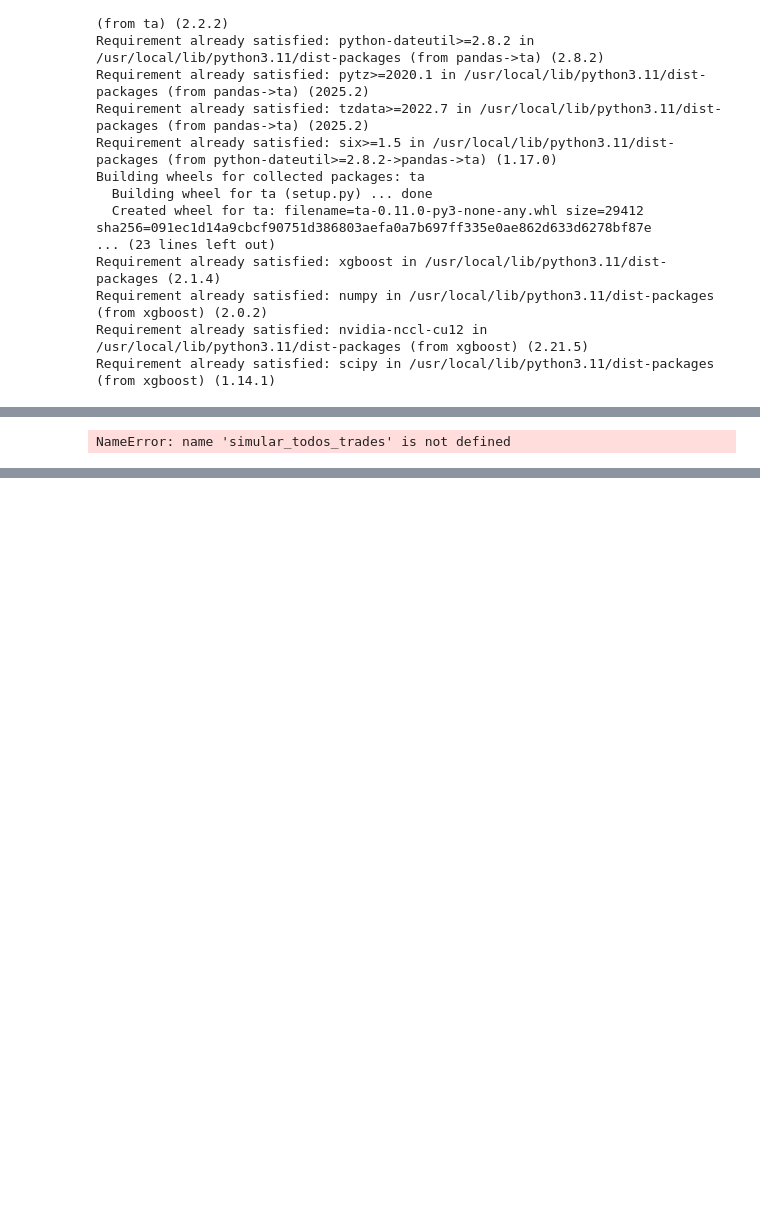
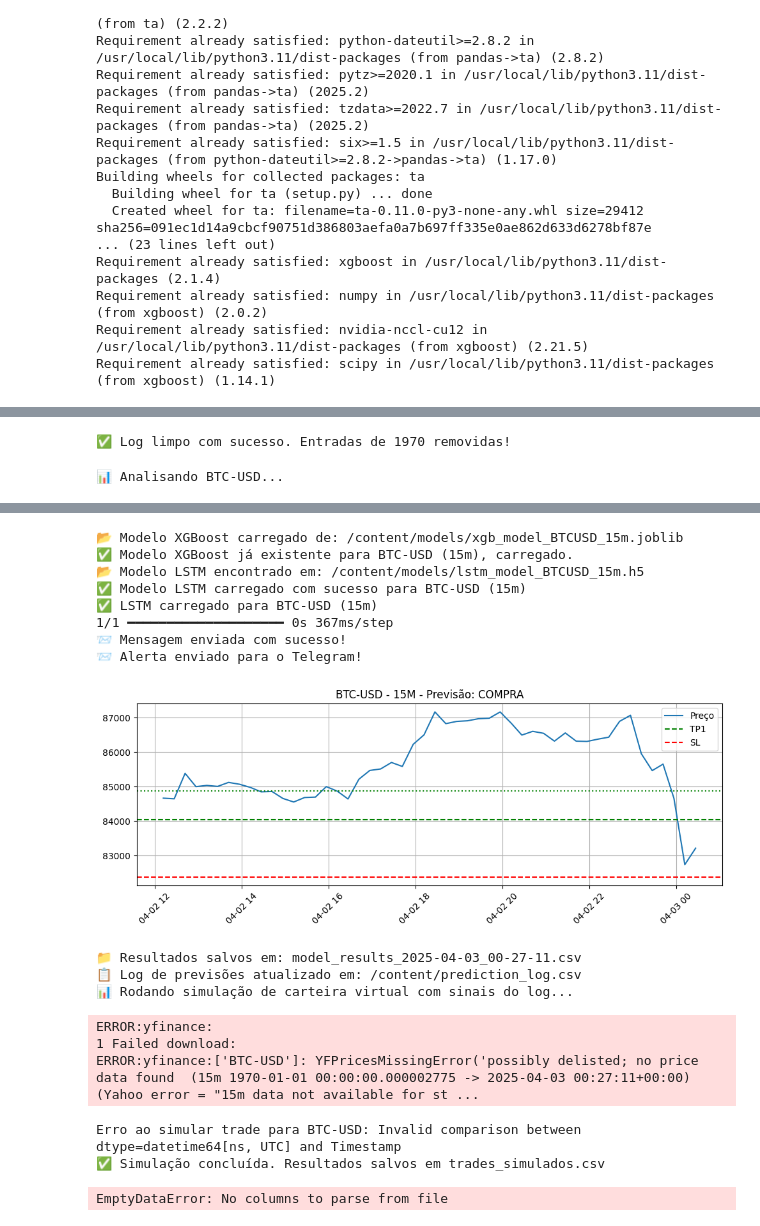
Before and after one commit to laribar/SmartAITraderBot, a Jupyter notebook: Bot_Funcional_v4.ipynb, the cells around one changed output, grey strips where cells are left out. Saved outputs shown, nothing was run; the diff lists cells and outputs as text; code cells hidden in the pictures; blank space fills up the shorter version.

```diff
--- a/Bot_Funcional_v4.ipynb
+++ b/Bot_Funcional_v4.ipynb
@@ -1212,5 +1147,12 @@ plot_prediction_performance()
-# %%
-df_simulados = simular_todos_trades()
-plotar_evolucao_carteira()
-# %% [output]
-NameError: name 'simular_todos_trades' is not defined
+# %%
+limpar_prediction_log()
+# %% [output]
+✅ Log limpo com sucesso. Entradas de 1970 removidas!
+# %%
+run_analysis(
+    selected_timeframes=[{"interval": "15m", "period": "30d", "atr": 0.02}],
+    plot_timeframes=["15m"],
+    alert_timeframes=["15m"]
+)
+# %% [output]
+📊 Analisando BTC-USD...
@@ -1216,0 +1160,18 @@ NameError: name 'simular_todos_trades' is not defined
+📂 Modelo XGBoost carregado de: /content/models/xgb_model_BTCUSD_15m.joblib
+✅ Modelo XGBoost já existente para BTC-USD (15m), carregado.
+📂 Modelo LSTM encontrado em: /content/models/lstm_model_BTCUSD_15m.h5
+✅ Modelo LSTM carregado com sucesso para BTC-USD (15m)
+✅ LSTM carregado para BTC-USD (15m)
+1/1 ━━━━━━━━━━━━━━━━━━━━ 0s 367ms/step
+📨 Mensagem enviada com sucesso!
+📨 Alerta enviado para o Telegram!
+[figure, added]
+📁 Resultados salvos em: model_results_2025-04-03_00-27-11.csv
+📋 Log de previsões atualizado em: /content/prediction_log.csv
+📊 Rodando simulação de carteira virtual com sinais do log...
+ERROR:yfinance:
+1 Failed download:
+ERROR:yfinance:['BTC-USD']: YFPricesMissingError('possibly delisted; no price data found  (15m 1970-01-01 00:00:00.000002775 -> 2025-04-03 00:27:11+00:00) (Yahoo error = "15m data not available for st ...
+Erro ao simular trade para BTC-USD: Invalid comparison between dtype=datetime64[ns, UTC] and Timestamp
+✅ Simulação concluída. Resultados salvos em trades_simulados.csv
+EmptyDataError: No columns to parse from file
```
Also changed, not shown: parts of 6 cells of this notebook.
